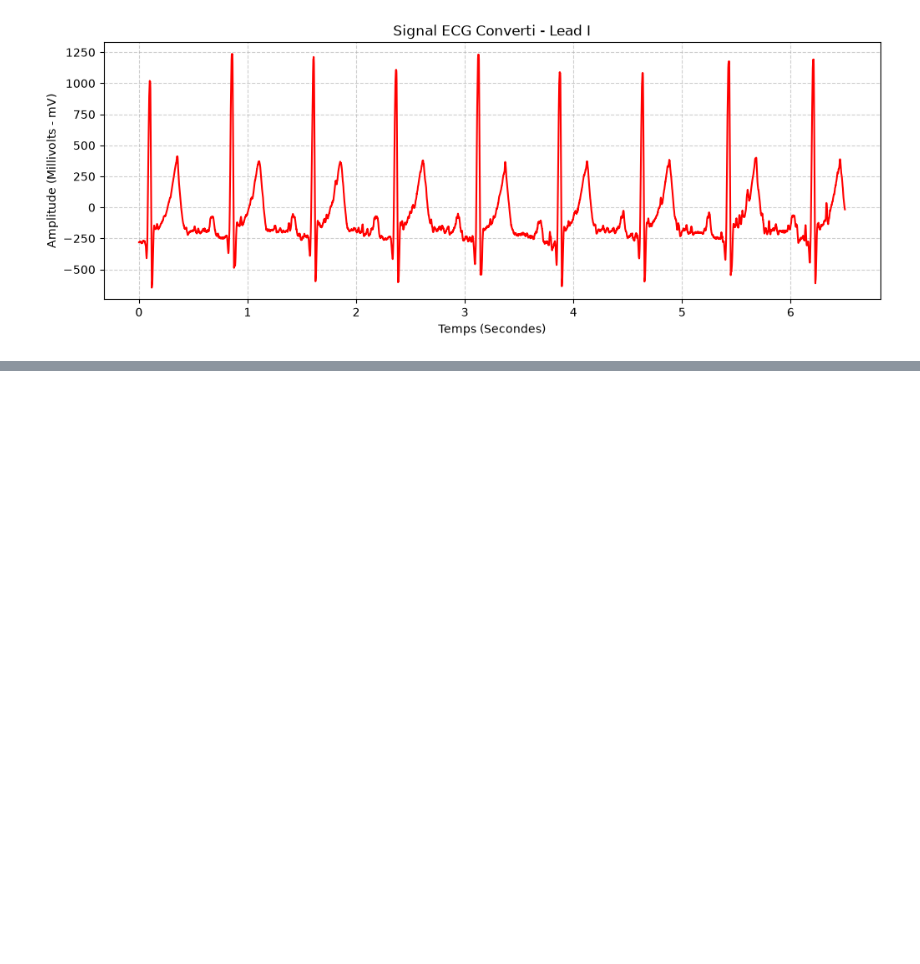
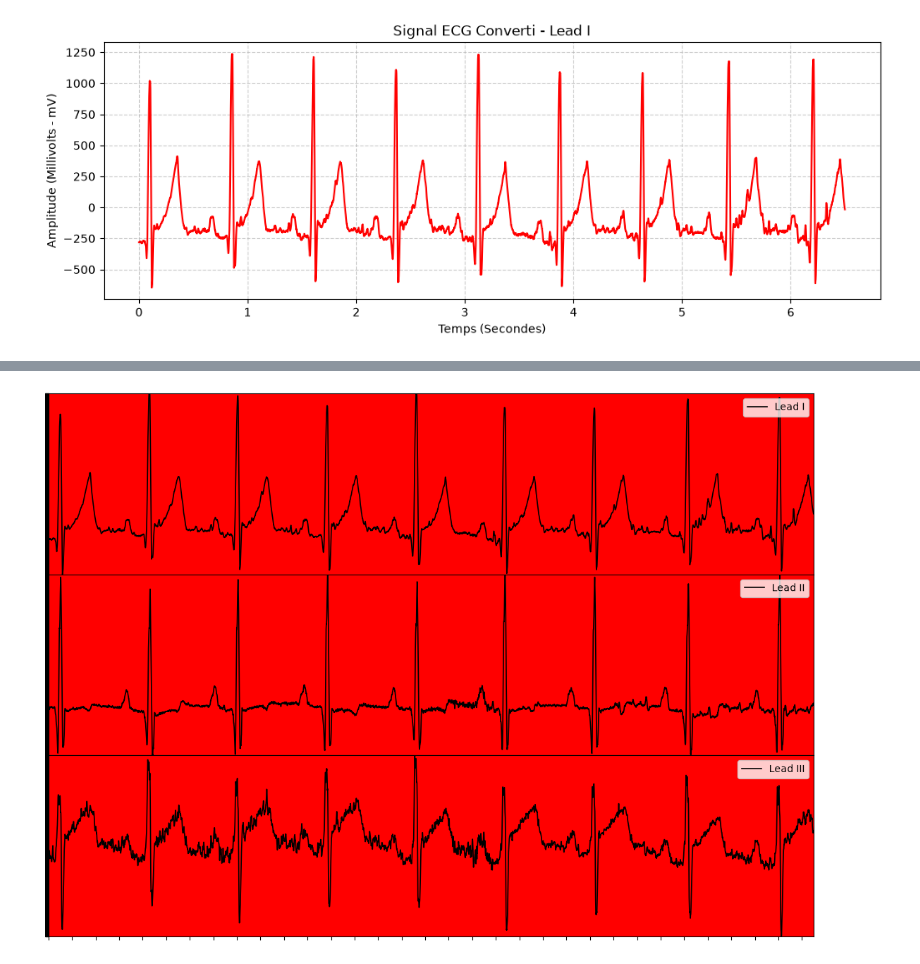
Before and after one commit to jeanne-le-roux-web/Series01-python, a Jupyter notebook: series01-python.ipynb, the cells around one changed output, grey strips where cells are left out. Drawn from its saved outputs; the diff is of its cells as text; code cells hidden in the pictures; blank space fills up the shorter version.

Commit message:
Update series01-python.ipynb
Graphique ECG multi-piste

```diff
--- a/series01-python.ipynb
+++ b/series01-python.ipynb
@@ -101,0 +111,67 @@ plot_rescaled_ecg(time, rescaled_ecg_data)
+# %%
+# URLs consultées pour la création de grilles complexes et de sous-graphiques :
+# https://matplotlib.org/stable/gallery/subplots_axes_and_figures/subplots_demo.html
+# https://matplotlib.org/stable/api/_as_gen/matplotlib.axes.Axes.grid.html
+
+def plot_grid(seconds_per_square, mV_per_square, alpha, min_time, max_time, min_ecg, max_ecg):
+    """Dessine une grille personnalisée sur l'axe en cours."""
+    ax = plt.gca()
+    # Création des espacements pour la grille
+    x_ticks = np.arange(min_time, max_time, seconds_per_square)
+    y_ticks = np.arange(min_ecg, max_ecg, mV_per_square)
+
+    ax.set_xticks(x_ticks)
+    ax.set_yticks(y_ticks)
+    ax.grid(color='red', linestyle='-', linewidth=1, alpha=alpha)
+
+    # On masque les textes des axes internes pour faire plus "propre"
+    ax.set_xticklabels([])
+    ax.set_yticklabels([])
+
+def plot_ecg_grid(min_time, max_time, min_ecg, max_ecg):
+    """Superpose les grands carreaux et petits carreaux standard de l'ECG."""
+    # Petits carreaux (0.04s, 0.1mV) - traits très clairs
+    plot_grid(0.04, 0.1, 0.15, min_time, max_time, min_ecg, max_ecg)
+    # Grands carreaux (0.2s, 0.5mV) - traits plus marqués
+    plot_grid(0.2, 0.5, 0.4, min_time, max_time, min_ecg, max_ecg)
+
+def plot_one_ecg_signal(time, ecg, lead_name, color):
+    """Trace la ligne du signal cardiaque par-dessus la grille."""
+    plt.plot(time, ecg, color=color, linewidth=1.2, label=lead_name)
+    plt.legend(loc='upper right')
+
+def plot_one_lead_in_subplots(subplot, time, ecg, lead_name, color):
+    """Assemble la grille et le signal dans un sous-graphique spécifique."""
+    plt.subplot(3, 1, subplot)
+
+    # Définition des limites (légèrement élargies en Y pour voir tout le signal)
+    min_time, max_time = time[0], time[-1]
+    min_ecg, max_ecg = np.min(ecg) - 0.5, np.max(ecg) + 0.5
+
+    plt.xlim(min_time, max_time)
+    plt.ylim(min_ecg, max_ecg)
+
+    # Appel des fonctions précédentes
+    plot_ecg_grid(min_time, max_time, min_ecg, max_ecg)
+    plot_one_ecg_signal(time, ecg, lead_name, color)
+
+def plot_all_leads_in_subplots(time, ecg, lead_names, colors):
+    """Génère la figure finale contenant les 3 pistes empilées."""
+    plt.figure(figsize=(14, 10))
+    plt.subplots_adjust(hspace=0) # Colle les graphiques entre eux
+
+    for i in range(3):
+        # i va de 0 à 2. Les sous-graphiques commencent à 1, donc i+1.
+        plot_one_lead_in_subplots(i+1, time, ecg[:, i], lead_names[i], colors[i])
+
+    plt.show()
+
+# --- EXÉCUTION FINALE ---
+# On définit le nom et la couleur (souvent noir sur fond rouge en médecine) des 3 pistes
+noms_pistes = ["Lead I", "Lead II", "Lead III"]
+couleurs = ["black", "black", "black"]
+
+# On lance la grande fonction
+plot_all_leads_in_subplots(time, rescaled_ecg_data, noms_pistes, couleurs)
+# %% [output]
+[figure, added]
```
Also changed, not shown: parts of 1 cell of this notebook.
